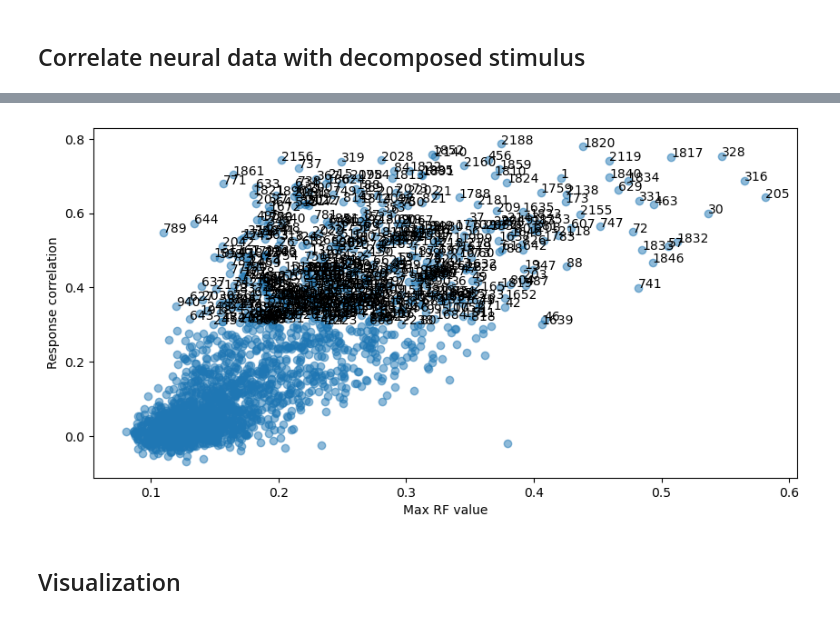
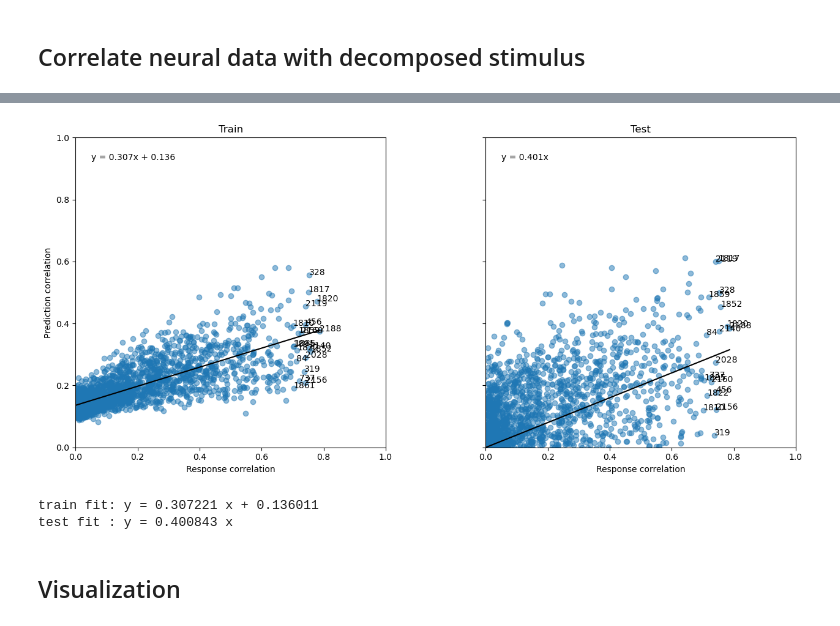
Before and after one commit to katonage/waven2, a Jupyter notebook: waven2/5_complex_feature_estimation_test.ipynb, the cells around one changed output, grey strips where cells are left out. Drawn from its saved outputs; the diff is of its cells as text; code cells hidden in the pictures.

Commit message:
train-test separation for feature estimation

```diff
--- a/waven2/5_complex_feature_estimation_test.ipynb
+++ b/waven2/5_complex_feature_estimation_test.ipynb
@@ -58,6 +58,8 @@ xs, ys, angles, sizes, freqs, phases, visual_coverage, full_screen_coverage, scr
 # %%
 spks=np.load(spks_path)
 print(f"spks shape: {spks.shape} (n_trials, n_timepoints, n_neurons)")
+n_trials=spks.shape[0]
+n_timepoints=spks.shape[1]
 working_dir = Path(spks_path).parent
 print(f"Working directory: {working_dir}")
 # %% [output]
@@ -102,6 +119,6 @@ mean_spks shape: (12600, 2254)
 # %%
 ## runs correlation calculation
-rfs = FeatureSearch_correlation_batched( dwt_squared, mean_spks)
+rfs = FeatureSearch_correlation_batched( dwt_squared[:train_split_index], mean_spks[:train_split_index])
 
 n_neurons = rfs.shape[0]
 # %% [output]
@@ -177,14 +198,0 @@ Neuron 456 max RF value: 0.364 at index (17, 21, 0, 3, 2), respcorr: 0.743
-# %%
-#play: # plot max_values vs respcorr with data labels
-plt.figure(figsize=(10, 5))
-plt.scatter(max_values, respcorr, alpha=0.5)
-
-for i in range(n_neurons):
-    if respcorr[i] > 0.3 and max_values[i] > 0.09: # only label neurons with high repeatability
-        plt.annotate(f"{i}", (max_values[i], respcorr[i]))
-
-plt.xlabel('Max RF value')
-plt.ylabel('Response correlation')
-plt.show()
-# %% [output]
-[figure, removed]
@@ -198,2 +199,57 @@ if downsampled_video.shape[0] != dwt.shape[0]:
+# %%
+# plot neuron prediction correlation.
+
+fig, axes = plt.subplots( 1, 2,  figsize=(14, 6),  sharex=True,  sharey=True )
+
+# ---------- left: r_train ----------
+ax = axes[0]
+ax.scatter(respcorr, r_train, alpha=0.5)
+
+for i in largest_respcorr_indices:
+    ax.annotate(f"{i}", (respcorr[i], r_train[i]))
+
+mask = np.isfinite(respcorr) & np.isfinite(r_train)
+a_train, b_train = np.polyfit(respcorr[mask], r_train[mask], 1)
+xx = np.linspace(np.nanmin(respcorr), np.nanmax(respcorr), 200)
+ax.plot(xx, a_train * xx + b_train, color='black')
+
+ax.text( 0.05, 0.95, f"y = {a_train:.3f}x + {b_train:.3f}",  transform=ax.transAxes,  va="top")
+
+ax.set_title("Train")
+ax.set_xlabel("Response correlation")
+ax.set_ylabel("Prediction correlation")
+ax.set_aspect('equal', adjustable='box')
+ax.set_ylim(0, 1)
+ax.set_xlim(0, 1)
+
+# ---------- right: r_test ----------
+ax = axes[1]
+ax.scatter(respcorr, r_test, alpha=0.5)
+
+for i in largest_respcorr_indices:
+    ax.annotate(f"{i}", (respcorr[i], r_test[i]))
+
+mask = np.isfinite(respcorr) & np.isfinite(r_test)
+
+# constrained through origin
+a_test = np.sum(respcorr[mask] * r_test[mask]) / np.sum(respcorr[mask] ** 2)
+ax.plot(xx, a_test * xx, color='black')
+
+ax.text(0.05, 0.95, f"y = {a_test:.3f}x", transform=ax.transAxes,  va="top")
+
+ax.set_title("Test")
+ax.set_xlabel("Response correlation")
+ax.set_aspect('equal', adjustable='box')
+
+
+plt.tight_layout()
+plt.show()
+
+print(f"train fit: y = {a_train:.6f} x + {b_train:.6f}")
+print(f"test fit : y = {a_test:.6f} x")
+# %% [output]
+[figure, added]
+train fit: y = 0.307221 x + 0.136011
+test fit : y = 0.400843 x
 # %% [markdown]
 ## Visualization
```
Also changed, not shown: parts of 15 cells of this notebook, 4 other files.
